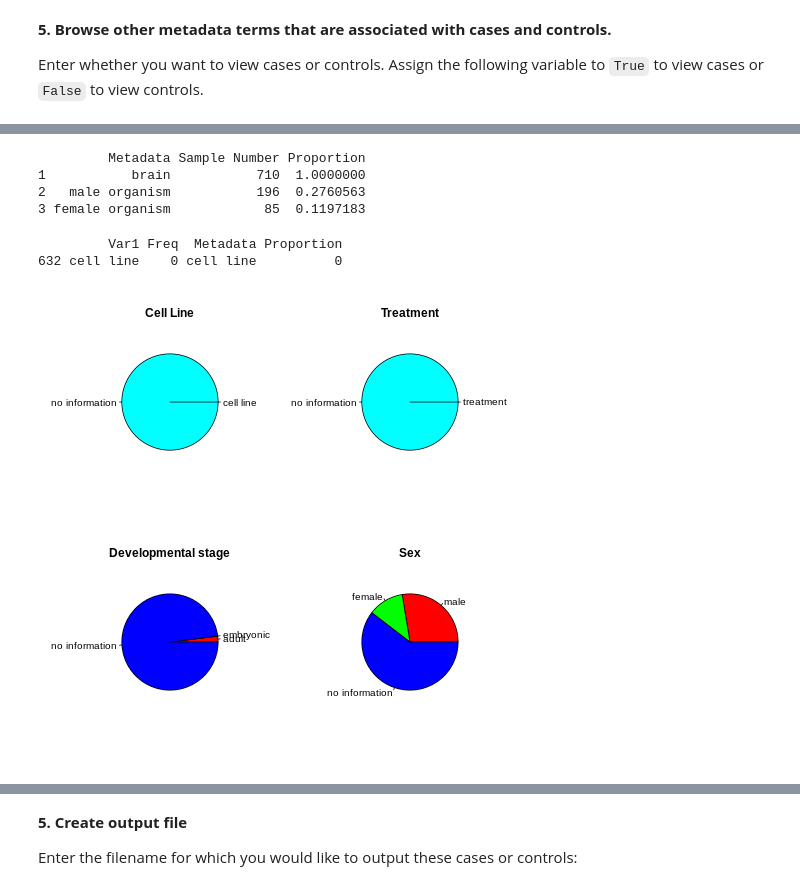
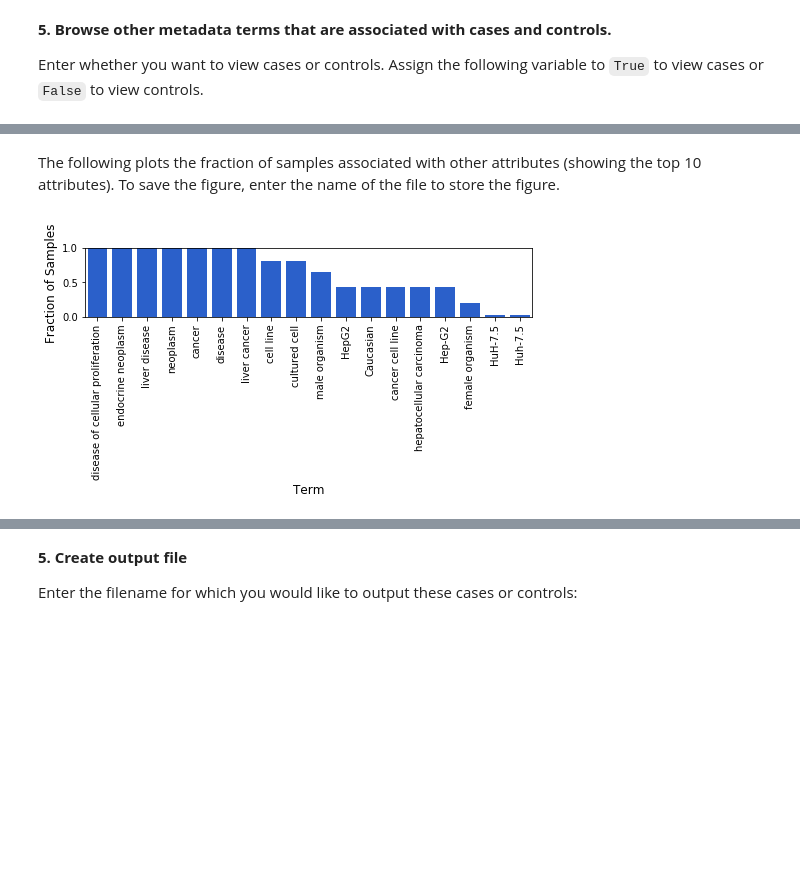
Before and after one commit to mbernste/hypothesis-driven-SRA-queries, a Jupyter notebook: case_control_search.ipynb, the cells around one changed output, grey strips where cells are left out. Drawn from its saved outputs; the diff is of its cells as text; code cells hidden in the pictures; blank space fills up the shorter version.

```diff
--- a/case_control_search.ipynb
+++ b/case_control_search.ipynb
@@ -98,5 +71,5 @@ __5. Browse other metadata terms that are associated with cases and controls.__
 
 Enter whether you want to view cases or controls. Assign the following variable to `True` to view cases or `False` to view controls.
 # %%
-view_cases = False ## <-- INPUT HERE
+VIEW_CASES = True ## <-- INPUT HERE
 # %% [markdown]
@@ -122,17 +77,14 @@ bp
-# %%
-%%R
-source("./Metadata_table.R")
-query_disease_metadata_top10_table
-# %% [output]
-         Metadata Sample Number Proportion
-1           brain           710  1.0000000
-2   male organism           196  0.2760563
-3 female organism            85  0.1197183
-# %%
-%%R
-source("./Metadata_piecharts.R")
-query_cell_line
-# %% [output]
-         Var1 Freq  Metadata Proportion
-632 cell line    0 cell line          0
-[figure, removed]
+# %%
+TERM = 'liver' ## <-- INPUT HERE
+# %% [markdown]
+The following plots the fraction of samples associated with other attributes (showing the top 10 attributes). To save the figure, enter the name of the file to store the figure.
+# %%
+SAVE_FIGURE = 'liver_co_terms.png'  ## <-- INPUT HERE
+
+create_barplot_most_common_coterms(df, VIEW_CASES, TERM, sample_to_terms)
+if SAVE_FIGURE is not None:
+    plt.tight_layout()
+    plt.savefig(SAVE_FIGURE, bbox_inchesstr='tight', dpi=150)
+plt.show()
+# %% [output]
+[figure, added]
```
Also changed, not shown: parts of 26 cells of this notebook, 1 other file.
